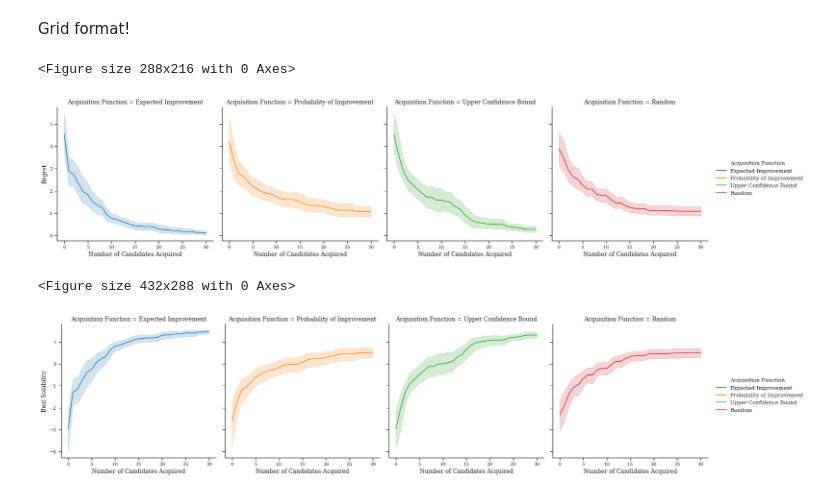
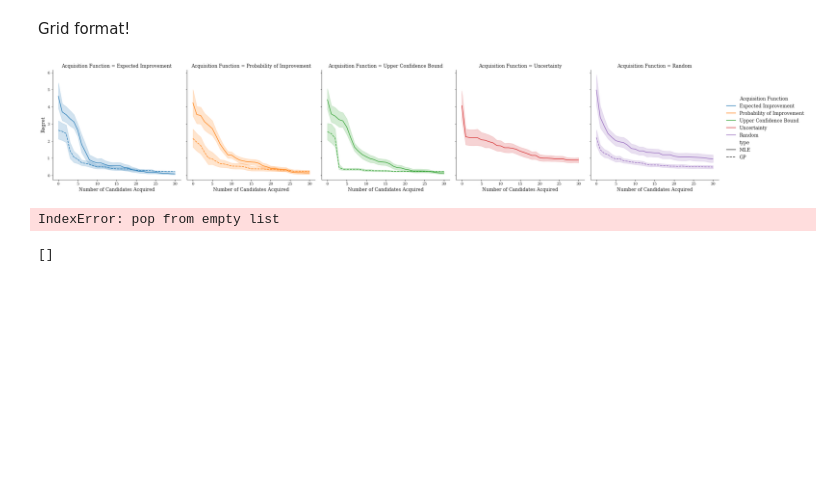
Before and after one commit to choderalab/pinot, a Jupyter notebook: scripts/active/plotting_active_clean.ipynb, the cells around one changed output. Saved outputs shown, nothing was run; the diff lists cells and outputs as text; code cells hidden in the pictures; blank space fills up the shorter version.

Commit message:
Added comparison plots.

```diff
--- a/scripts/active/plotting_active_clean.ipynb
+++ b/scripts/active/plotting_active_clean.ipynb
@@ -27,3 +31,7 @@ best_df['Number of Candidates Acquired'] = best_df['Step']
+# %%
+best_df_mle['type'] = 'MLE'
+best_df_gp['type'] = 'GP'
+best_df = pd.concat([best_df_mle, best_df_gp])
 # %%
 import seaborn as sns
 import matplotlib.pyplot as plt
@@ -63,26 +68,43 @@ saving!
 # %% [markdown]
 Grid format!
 # %%
+import matplotlib.pyplot as plt
+import seaborn as sns
+
 from matplotlib import cm as cm
 colors = plt.get_cmap('tab10')
 plt.rc('font', family='serif', size=12)
 plt.rc('xtick', labelsize=10)
 plt.rc('ytick', labelsize=10)
 
 sns.set_palette('tab10')
 
-plt.figure(figsize=(4, 3)) # (20, 10)
+plot = sns.relplot(x="Number of Candidates Acquired", y="Regret",
+                   col="Acquisition Function", hue="Acquisition Function",
+                   kind="line",
+                   style="type", # comment out if not comparing
+                   data=best_df)
+ax = plot.axes[0][0]
+h, l = ax.get_legend_handles_labels()
+print(ax.legend_)
+plot.add_legend(handles=h[-2:], labels=l[-2:])
+# plot.fig.legend(h,l, ncol=2) # you can specify any location parameter you want here
 
-g = sns.relplot(x="Number of Candidates Acquired", y="Regret",
-                 col="Acquisition Function", hue="Acquisition Function",
-                 kind="line", data=best_df)
 
-plt.figure()
-g = sns.relplot(x="Number of Candidates Acquired", y="Best Solubility",
-                 col="Acquisition Function", hue="Acquisition Function",
-                 kind="line", data=best_df)
+# for t, l in zip(g._legend.texts, new_labels):
+
+
+# plt.figure()
+# g = sns.relplot(x="Number of Candidates Acquired", y="Best Solubility",
+#                  col="Acquisition Function", hue="Acquisition Function",
+#                  kind="line", data=best_df)
 # %% [output]
-<Figure size 288x216 with 0 Axes>
-[figure, old version]
+[figure, new version]
-<Figure size 432x288 with 0 Axes>
-[figure, removed]
+# %%
+plot.fig.legends
+# %% [output]
+IndexError: pop from empty list
+# %%
+handles[-2:]
+# %% [output]
+[]
```
Also changed, not shown: parts of 7 cells of this notebook.
